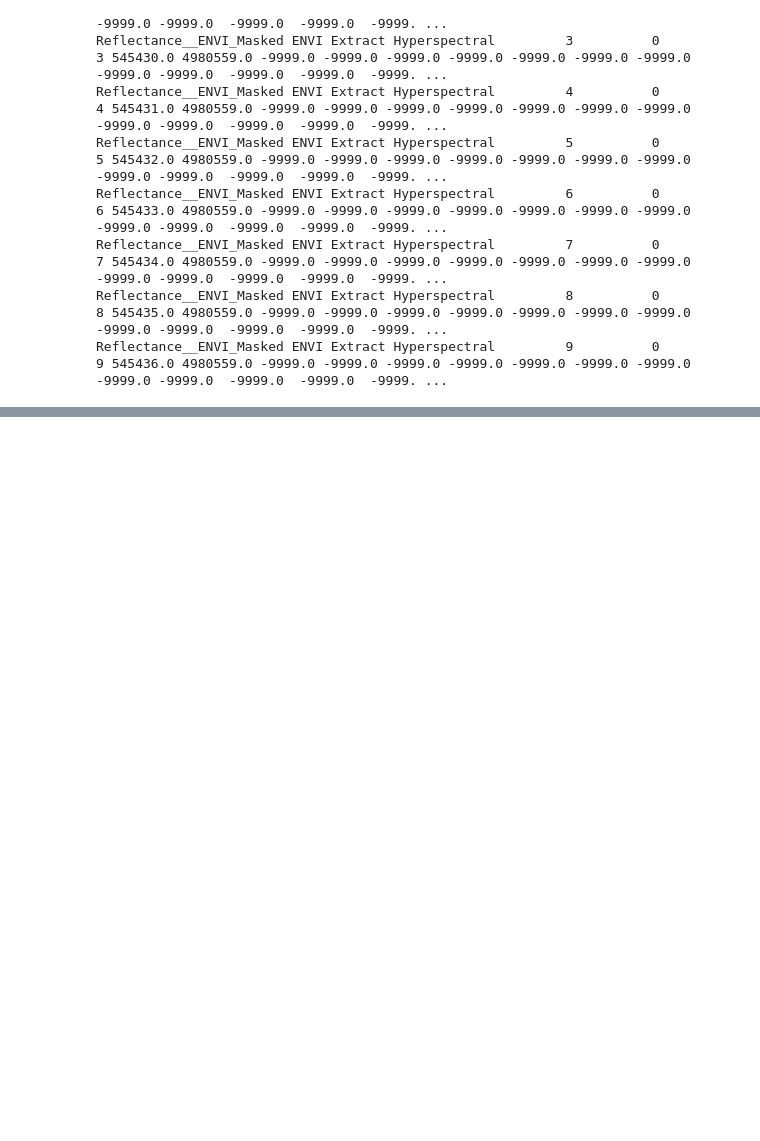
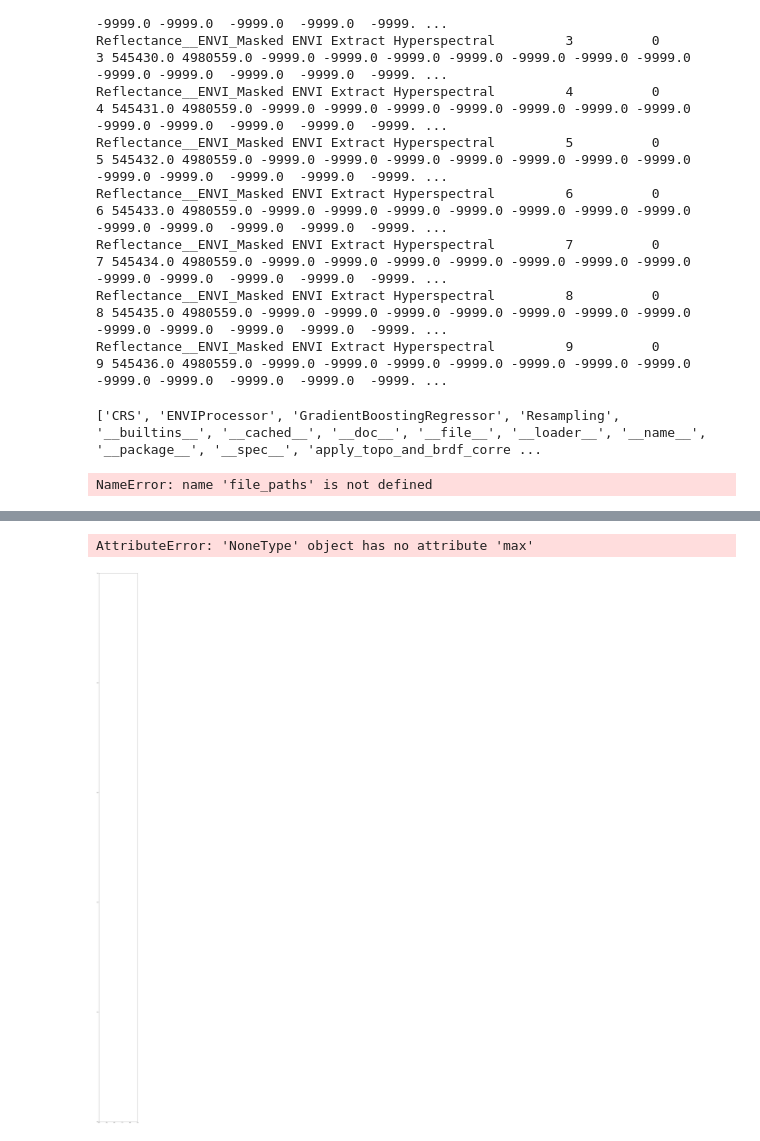
Before and after one commit to earthlab/cross-sensor-cal, a Jupyter notebook: extract_from_sorted_folders.ipynb, the cells around one changed output, grey strips where cells are left out. Drawn from its saved outputs; the diff is of its cells as text; code cells hidden in the pictures; blank space fills up the shorter version.

```diff
--- a/extract_from_sorted_folders.ipynb
+++ b/extract_from_sorted_folders.ipynb
@@ -1159,3 +1143,37 @@ Reflectance__ENVI_Masked ENVI Extract Hyperspectral         6          0
 Reflectance__ENVI_Masked ENVI Extract Hyperspectral         7          0          7 545434.0 4980559.0 -9999.0 -9999.0 -9999.0 -9999.0 -9999.0 -9999.0 -9999.0 -9999.0 -9999.0  -9999.0  -9999.0  -9999. ...
 Reflectance__ENVI_Masked ENVI Extract Hyperspectral         8          0          8 545435.0 4980559.0 -9999.0 -9999.0 -9999.0 -9999.0 -9999.0 -9999.0 -9999.0 -9999.0 -9999.0  -9999.0  -9999.0  -9999. ...
 Reflectance__ENVI_Masked ENVI Extract Hyperspectral         9          0          9 545436.0 4980559.0 -9999.0 -9999.0 -9999.0 -9999.0 -9999.0 -9999.0 -9999.0 -9999.0 -9999.0  -9999.0  -9999.0  -9999. ...
+# %%
+import hytools as ht
+import matplotlib.pyplot as plt
+import numpy as np
+import pandas as pd
+import random
+import nbconvert
+import time
+import re
+
+### Loading Earth Lab Spectral Tools
+
+# 1. Enable autoreload in your Jupyter Notebook:
+
+%load_ext autoreload
+%autoreload 2
+
+# 2. Import the custom tools module:
+
+import spectral_unmixing_tools_original as el_spectral
+
+# 3. Verify that the tools loaded correctly by printing the module's directory:
+
+print(dir(el_spectral))
+# %% [output]
+['CRS', 'ENVIProcessor', 'GradientBoostingRegressor', 'Resampling', '__builtins__', '__cached__', '__doc__', '__file__', '__loader__', '__name__', '__package__', '__spec__', 'apply_topo_and_brdf_corre ...
+NameError: name 'file_paths' is not defined
+# %%
+file_paths = [
+    "local_test_transfer/NEON_D12_YELL_DP1_L036-1_20230715_directional_reflectance__envi_masked"
+]
+
+el_spectral.show_rgb(file_paths)
+# %% [output]
@@ -1161,0 +1181,2 @@ Reflectance__ENVI_Masked ENVI Extract Hyperspectral         9          0
+AttributeError: 'NoneType' object has no attribute 'max'
+[figure, added]
```
Also changed, not shown: parts of 2 cells of this notebook, 1 other file.
